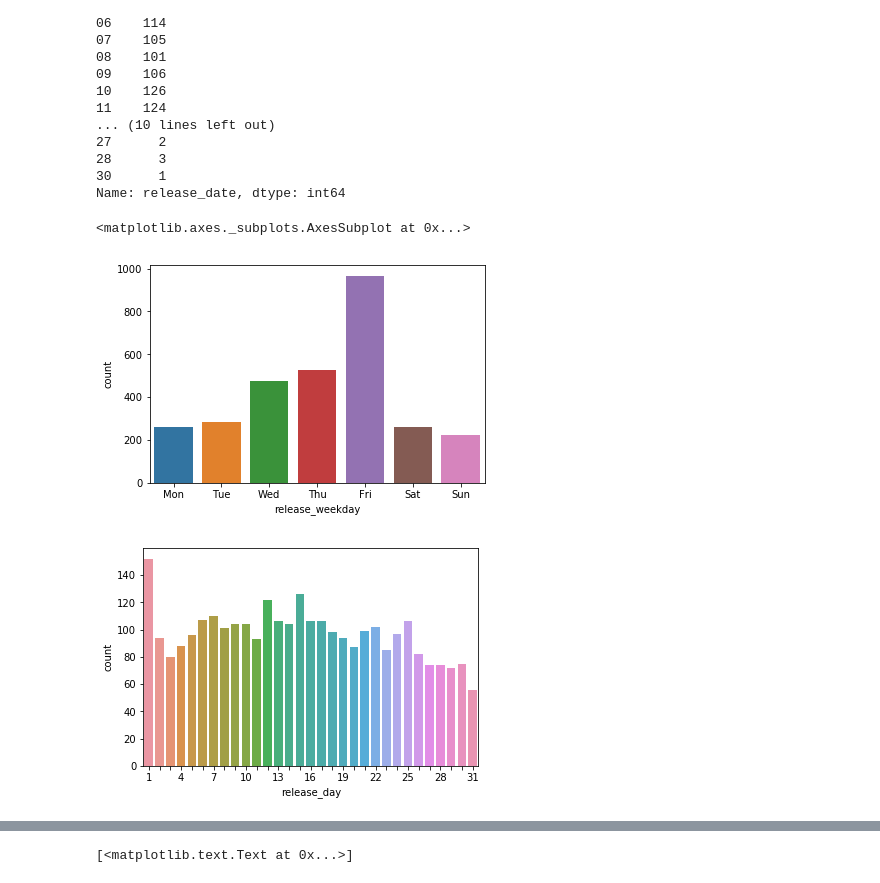
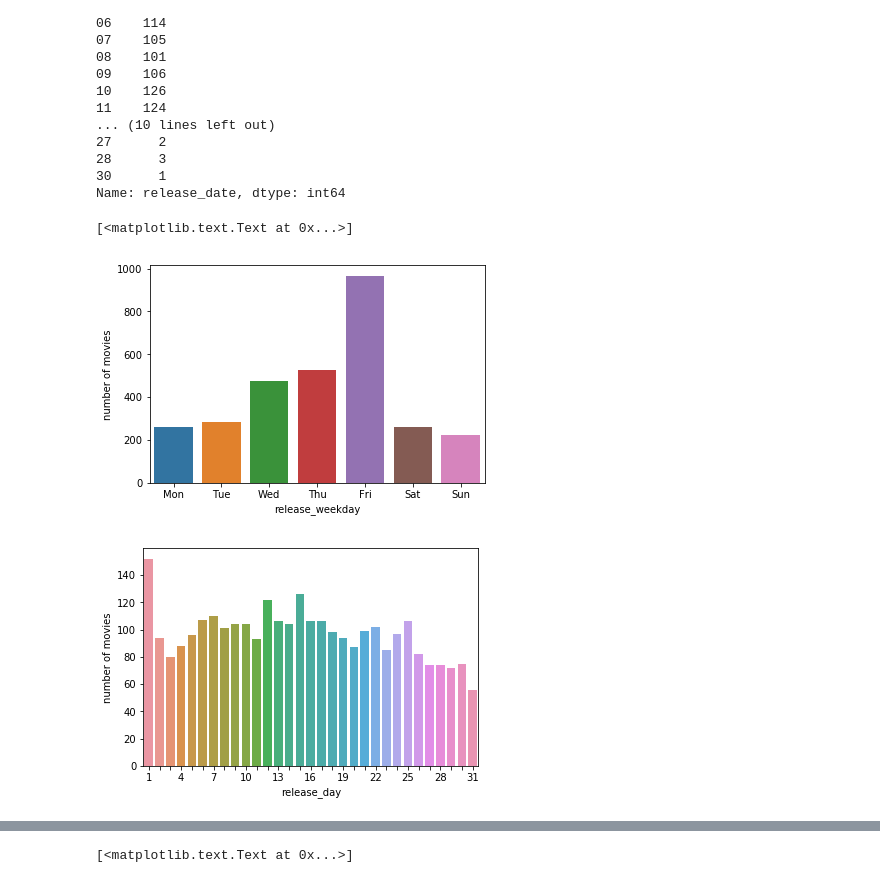
Before and after one commit to sumitdas1984/Kaggle-TMDB-Box-Office, a Jupyter notebook: notebooks/exploratory_data_analysis.ipynb, the cells around one changed output, grey strips where cells are left out. Drawn from its saved outputs; the diff is of its cells as text; code cells hidden in the pictures.

```diff
--- a/notebooks/exploratory_data_analysis.ipynb
+++ b/notebooks/exploratory_data_analysis.ipynb
@@ -155,14 +155,16 @@ train['release_date'] = pd.to_datetime(train.release_day.astype(str) + '-' +
 
 train['release_weekday'] = train.release_date.dt.weekday_name.str.slice(0, 3)
 # %%
-sns.countplot(train.release_weekday, order=['Mon', 'Tue', 'Wed', 'Thu', 'Fri', 'Sat', 'Sun'])
+fig = sns.countplot(train.release_weekday, order=['Mon', 'Tue', 'Wed', 'Thu', 'Fri', 'Sat', 'Sun'])
+fig.set(ylabel='number of movies')
 # %% [output]
-<matplotlib.axes._subplots.AxesSubplot at 0x...>
+[<matplotlib.text.Text at 0x...>]
-[figure, old version]
+[figure, new version]
 # %%
 fig = sns.countplot(train.release_day)
+fig.set(ylabel='number of movies')
 for index, label in enumerate(fig.xaxis.get_ticklabels()):
     if index % 3 != 0:
         label.set_visible(False)
 # %% [output]
-[figure, old version]
+[figure, new version]
```
Also changed, not shown: parts of 31 cells of this notebook.
